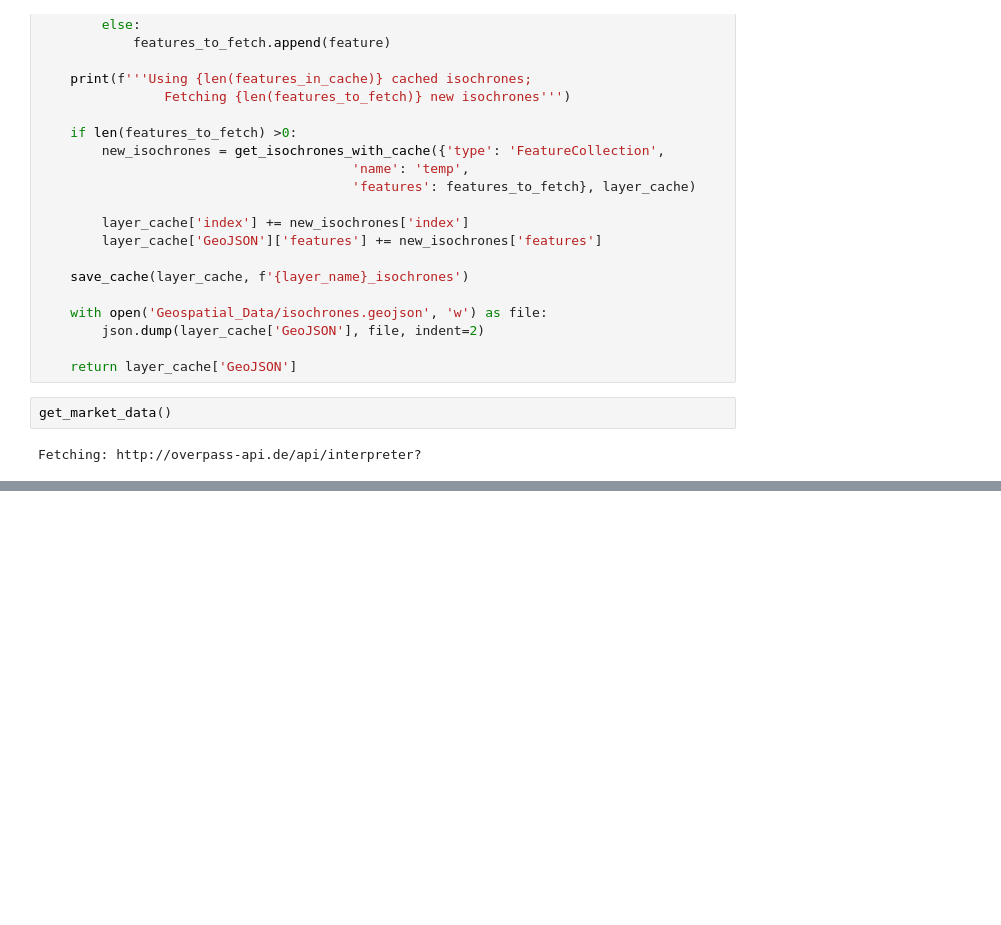
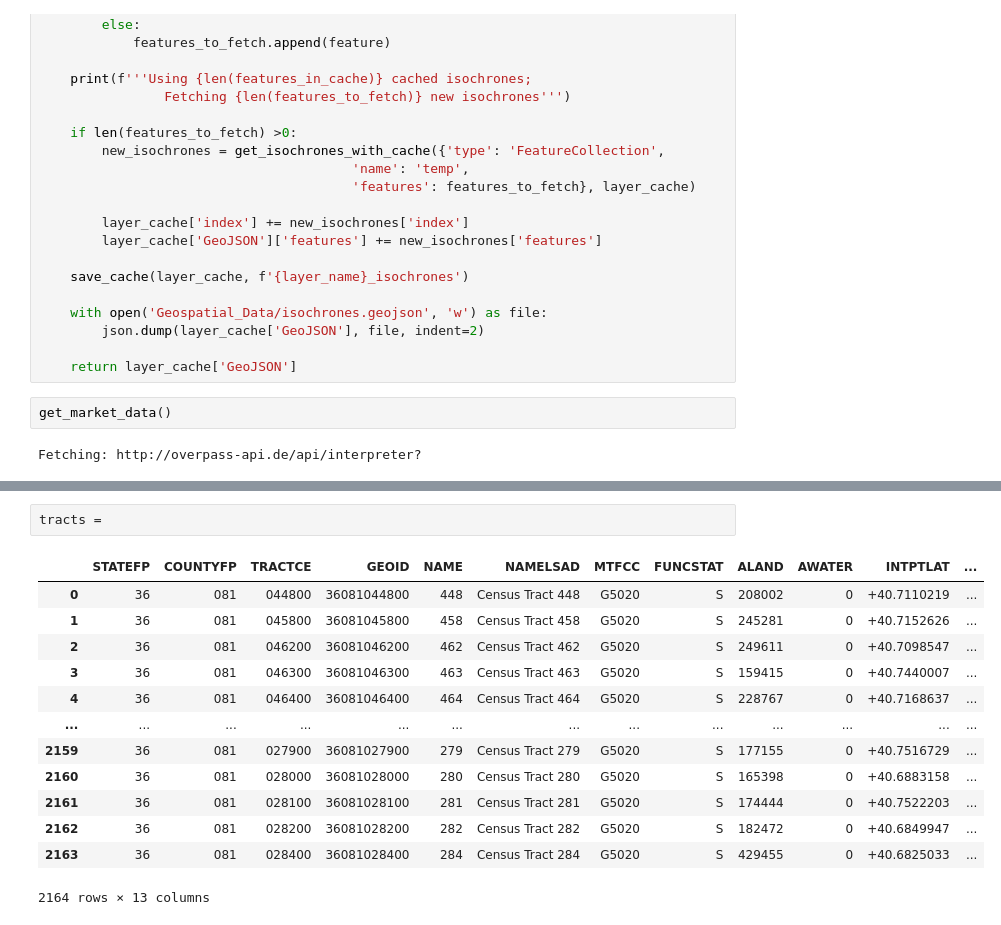
Before and after one commit to kyleslugg/NYC-Food-Access-WEBMAP, a Jupyter notebook: Final_Project_Workup.ipynb, the cells around one changed output, grey strips where cells are left out. Cells and saved outputs as stored; diff of their text form; blank space fills up the shorter version.

```diff
--- a/Final_Project_Workup.ipynb
+++ b/Final_Project_Workup.ipynb
@@ -475,0 +565,16 @@ markets_data_with_tract.drop(columns=[column for column in markets_data_with_tra
+# %%
+tracts =
+# %% [output]
+|  | STATEFP | COUNTYFP | TRACTCE | GEOID | NAME | NAMELSAD | MTFCC | FUNCSTAT | ALAND | AWATER | INTPTLAT | ... |
+| 0 | 36 | 081 | 044800 | 36081044800 | 448 | Census Tract 448 | G5020 | S | 208002 | 0 | +40.7110219 | ... |
+| 1 | 36 | 081 | 045800 | 36081045800 | 458 | Census Tract 458 | G5020 | S | 245281 | 0 | +40.7152626 | ... |
+| 2 | 36 | 081 | 046200 | 36081046200 | 462 | Census Tract 462 | G5020 | S | 249611 | 0 | +40.7098547 | ... |
+| 3 | 36 | 081 | 046300 | 36081046300 | 463 | Census Tract 463 | G5020 | S | 159415 | 0 | +40.7440007 | ... |
+| 4 | 36 | 081 | 046400 | 36081046400 | 464 | Census Tract 464 | G5020 | S | 228767 | 0 | +40.7168637 | ... |
+| ... | ... | ... | ... | ... | ... | ... | ... | ... | ... | ... | ... | ... |
+| 2159 | 36 | 081 | 027900 | 36081027900 | 279 | Census Tract 279 | G5020 | S | 177155 | 0 | +40.7516729 | ... |
+| 2160 | 36 | 081 | 028000 | 36081028000 | 280 | Census Tract 280 | G5020 | S | 165398 | 0 | +40.6883158 | ... |
+| 2161 | 36 | 081 | 028100 | 36081028100 | 281 | Census Tract 281 | G5020 | S | 174444 | 0 | +40.7522203 | ... |
+| 2162 | 36 | 081 | 028200 | 36081028200 | 282 | Census Tract 282 | G5020 | S | 182472 | 0 | +40.6849947 | ... |
+| 2163 | 36 | 081 | 028400 | 36081028400 | 284 | Census Tract 284 | G5020 | S | 429455 | 0 | +40.6825033 | ... |
+2164 rows × 13 columns
```
Also changed, not shown: parts of 4 cells of this notebook, 6 other files.
